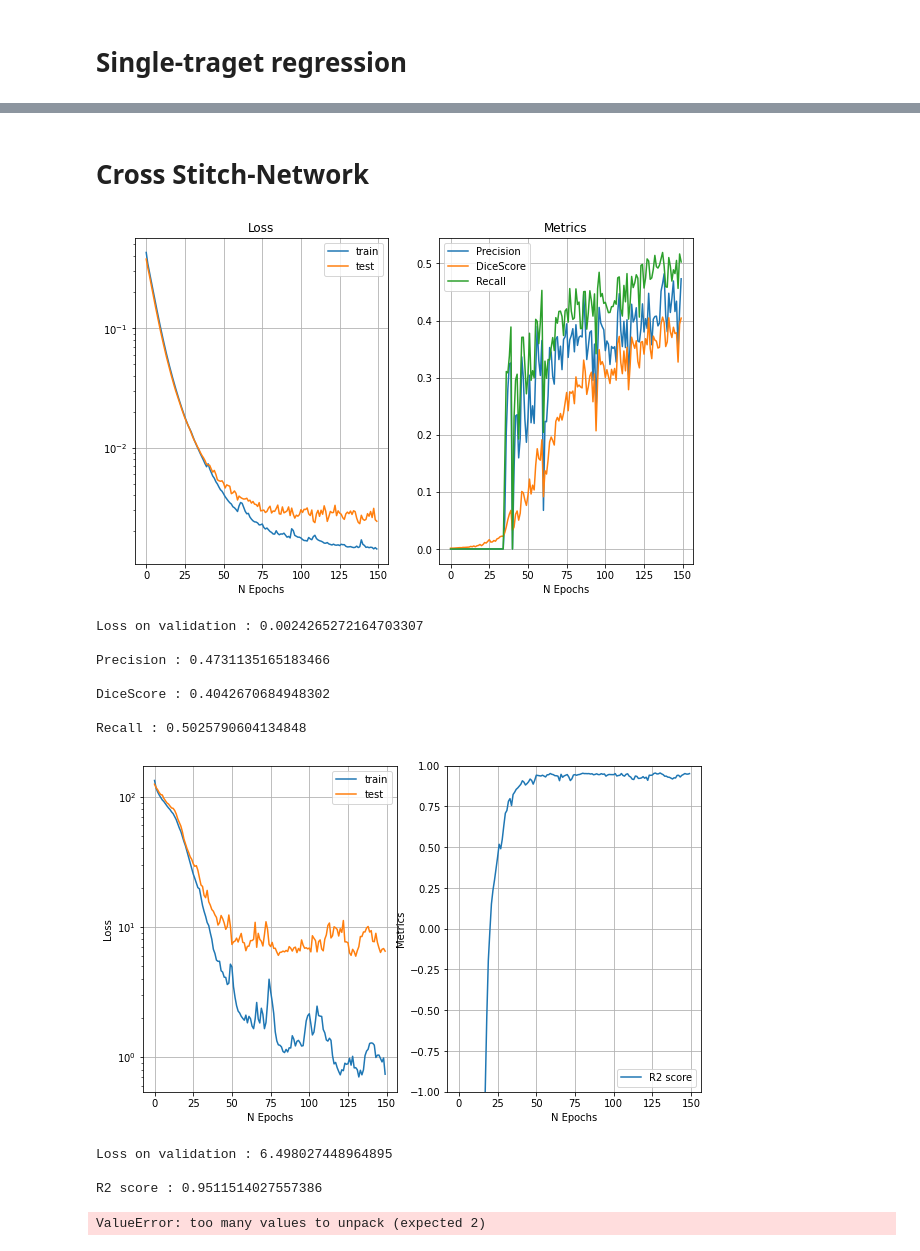
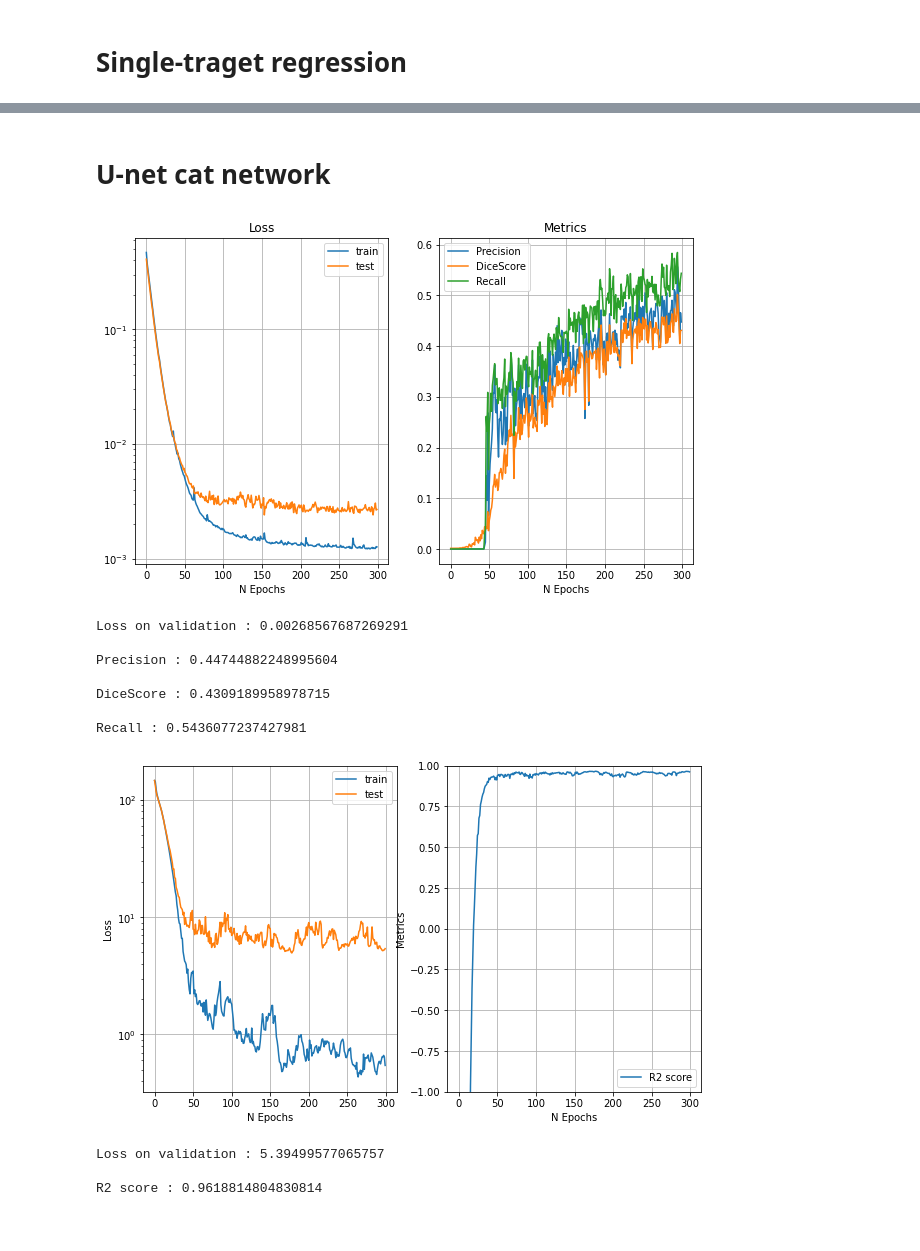
Before and after one commit to animih/seismic_interpretation, a Jupyter notebook: compare_models.ipynb, the cells around one changed output, grey strips where cells are left out. Saved outputs shown, nothing was run; the diff lists cells and outputs as text; code cells hidden in the pictures.

```diff
--- a/compare_models.ipynb
+++ b/compare_models.ipynb
@@ -476,5 +475,5 @@ Precision : -0.04617381525311913
 # %% [markdown]
-# Cross Stitch-Network
+# U-net cat network
 # %%
 from models import U_net_cat
 from train import train_multitask
@@ -497,18 +496,17 @@ metric_dict2 = {'R2 score' : r2_score}
 # %%
 model, lm1, lm2 = train_multitask(model, optimizer, train_dataloader, test_dataloader,
                             len(train_dataset), len(test_dataset),
-                            Loss1, Loss2, metric_dict1, metric_dict2, N_epochs = 150)
+                            Loss1, Loss2, metric_dict1, metric_dict2, N_epochs = 300)
 # %% [output]
-[figure, old version]
+[figure, new version]
-Loss on validation : 0.0024265272164703307
+Loss on validation : 0.00268567687269291
 
-Precision : 0.4731135165183466
+Precision : 0.44744882248995604
 
-DiceScore : 0.4042670684948302
+DiceScore : 0.4309189958978715
 
-Recall : 0.5025790604134848
+Recall : 0.5436077237427981
-[figure, old version]
+[figure, new version]
-Loss on validation : 6.498027448964895
+Loss on validation : 5.39499577065757
 
-R2 score : 0.9511514027557386
+R2 score : 0.9618814804830814
-ValueError: too many values to unpack (expected 2)
```
Also changed, not shown: parts of 11 cells of this notebook.
